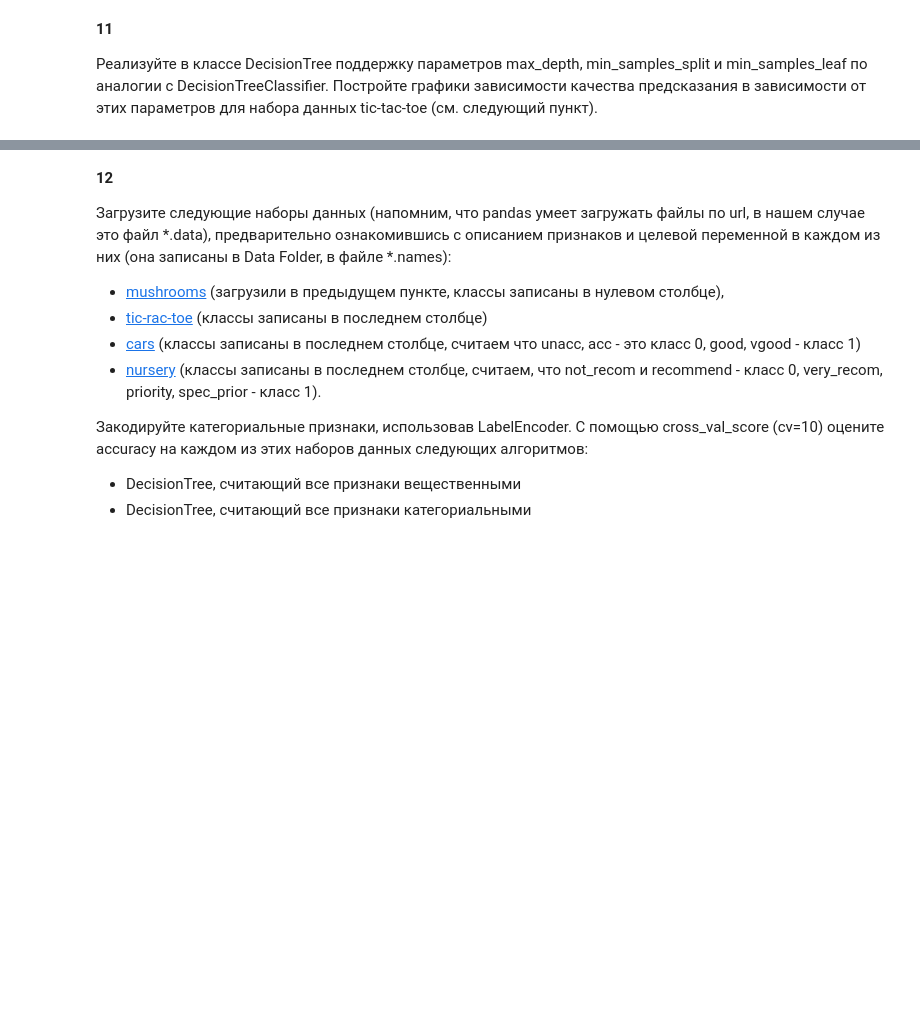
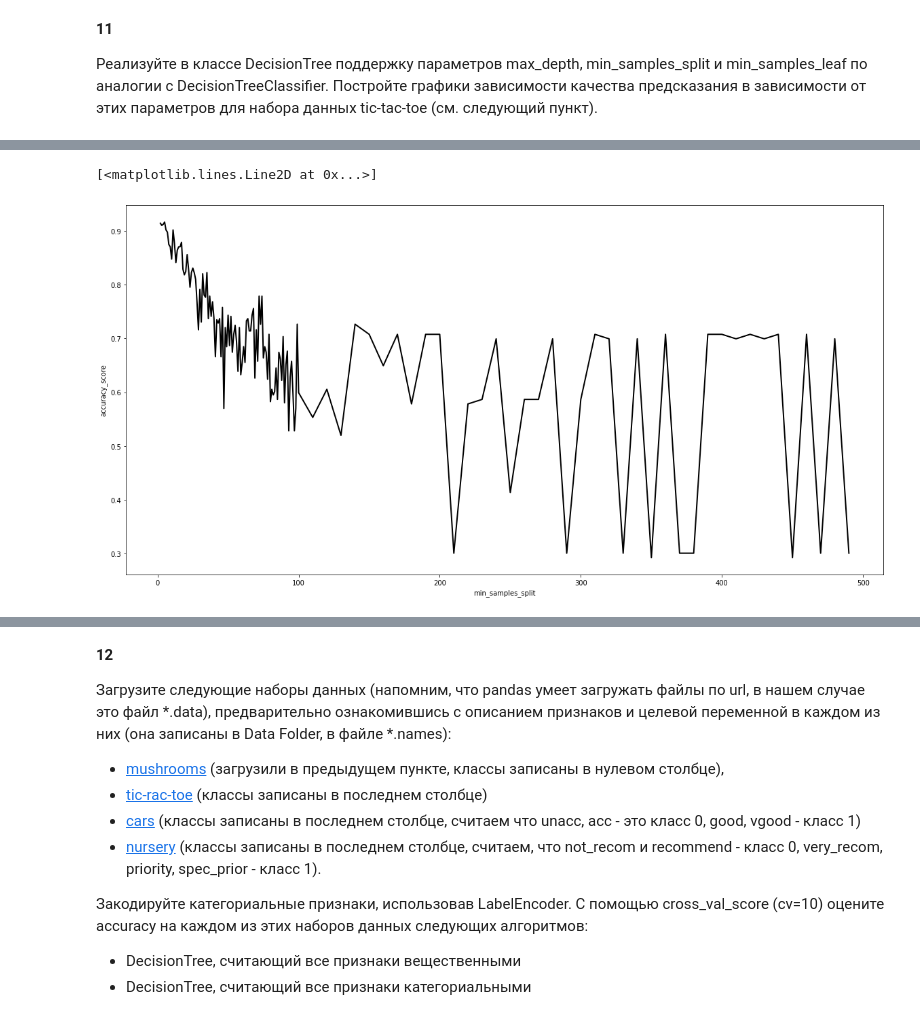
Before and after one commit to ccataha/POSII, a Jupyter notebook: Ландызин_ПОСИИ_ПР3.ipynb, the cells around one changed output, grey strips where cells are left out. Cells and saved outputs as stored; diff of their text form; code cells hidden in the pictures; blank space fills up the shorter version.

```diff
--- a/Ландызин_ПОСИИ_ПР3.ipynb
+++ b/Ландызин_ПОСИИ_ПР3.ipynb
@@ -650,0 +690,20 @@ __11__
+# %%
+min_samp = [amount for amount in range(2, 100)] + [amount for amount in range(100, 500, 10)]
+pred_for_min_samp_split = []
+pred_for_min_samp_leaf = []
+
+for min_s in min_samp:
+    MyDT = DecisionTree([1 for i in range(X.shape[1])], min_samples_split=min_s)
+    MyDT.fit(np.array(X_train), np.array(y_train))
+    pred_for_min_samp_split += [accuracy_score(MyDT.predict(np.array(X_test)), y_test)]
+    MyDT = DecisionTree([1 for i in range(X.shape[1])], min_samples_leaf=min_s)
+    MyDT.fit(np.array(X_train), np.array(y_train))
+    pred_for_min_samp_leaf += [accuracy_score(MyDT.predict(np.array(X_test)), y_test)]
+
+fig, ax = plt.subplots(figsize=(20, 10))
+plt.ylabel('accuracy_score')
+plt.xlabel('min_samples_split')
+plt.plot(min_samp, pred_for_min_samp_split, c='black', linewidth=2)
+# %% [output]
+[<matplotlib.lines.Line2D at 0x...>]
+[figure, added]
```
Also changed, not shown: parts of 32 cells of this notebook.
